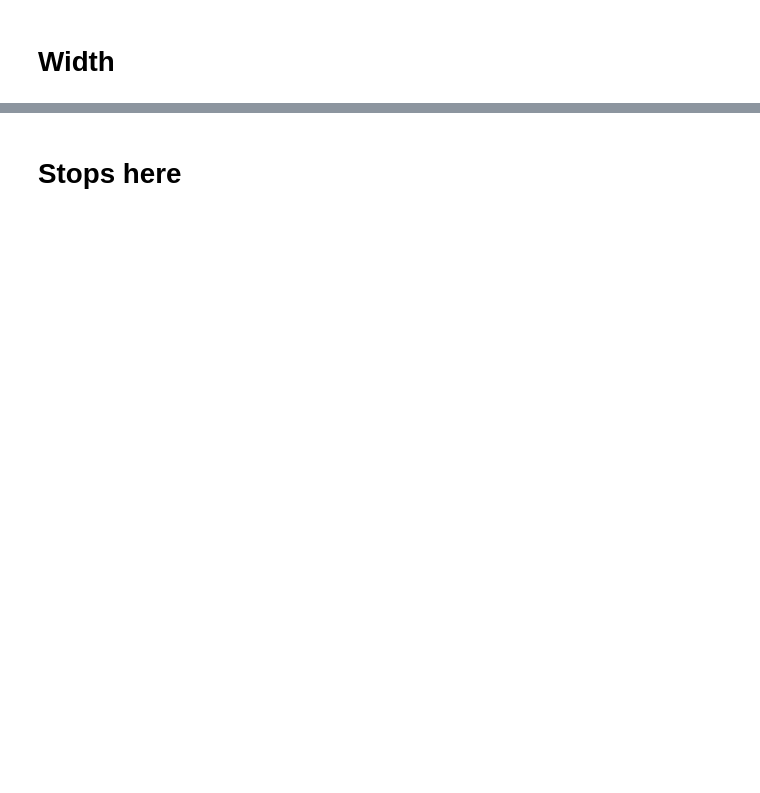
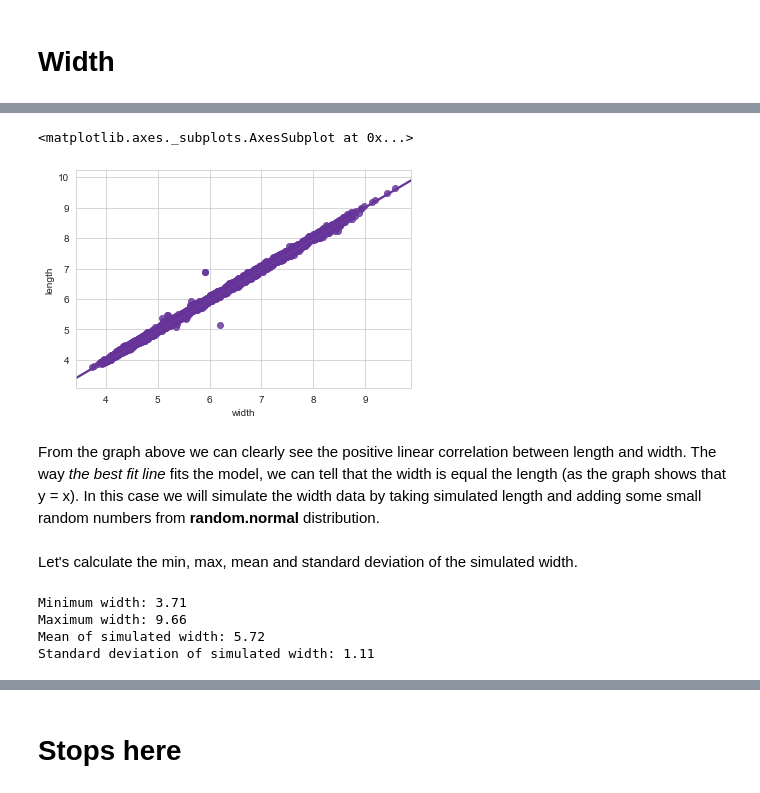
Before and after one commit to JuliaMal/ProgDA_Project2, a Jupyter notebook: Project2.ipynb, the cells around one changed output, grey strips where cells are left out. Saved outputs shown, nothing was run; the diff lists cells and outputs as text; code cells hidden in the pictures; blank space fills up the shorter version.

Commit message:
Width simulation

```diff
--- a/Project2.ipynb
+++ b/Project2.ipynb
@@ -245,0 +260,7 @@ The itial mean is 5.51 and standard deviation is 1.06. The value of simulated fi
+# %%
+sns.regplot('width', 'length', data=df, color="rebeccapurple")
+# %% [output]
+<matplotlib.axes._subplots.AxesSubplot at 0x...>
+[figure, added]
+# %% [markdown]
+From the graph above we can clearly see the positive linear correlation between length and width. The way *the best fit line* fits the model, we can tell that the width is equal the length (as the graph shows that y = x). In this case we will simulate the width data by taking simulated length and adding some small random numbers from **random.normal** distribution.
@@ -245,0 +269,16 @@ The itial mean is 5.51 and standard deviation is 1.06. The value of simulated fi
+# %% [markdown]
+Let's calculate the min, max, mean and standard deviation of the simulated width.
+# %%
+print('Minimum width: ' + str(np.amin(s_width).round(2)))
+print('Maximum width: ' + str(np.amax(s_width).round(2)))
+
+sim_mean_w = np.mean(s_width).round(2)
+sim_std_w = np.std(s_width).round(2)
+
+print('Mean of simulated width: ' + str(sim_mean_w))
+print('Standard deviation of simulated width: ' + str(sim_std_w))
+# %% [output]
+Minimum width: 3.71
+Maximum width: 9.66
+Mean of simulated width: 5.72
+Standard deviation of simulated width: 1.11
```
Also changed, not shown: parts of 76 cells of this notebook.
